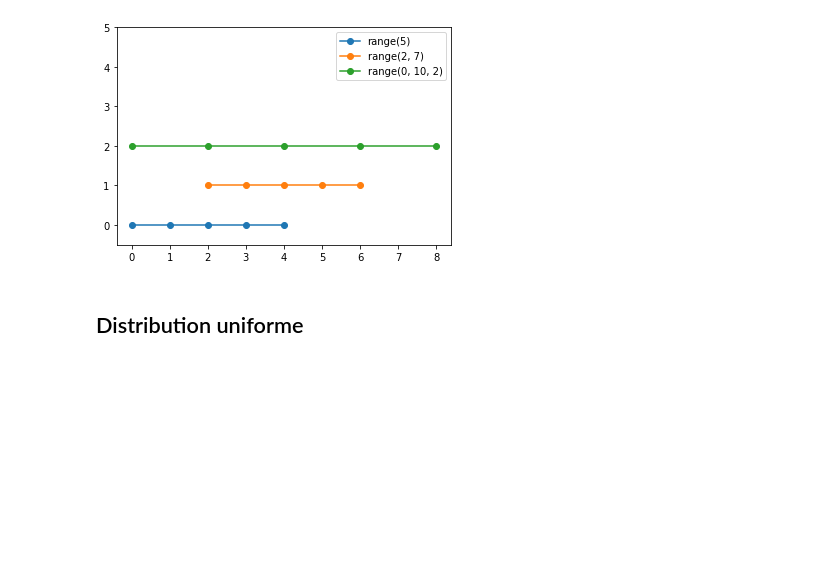
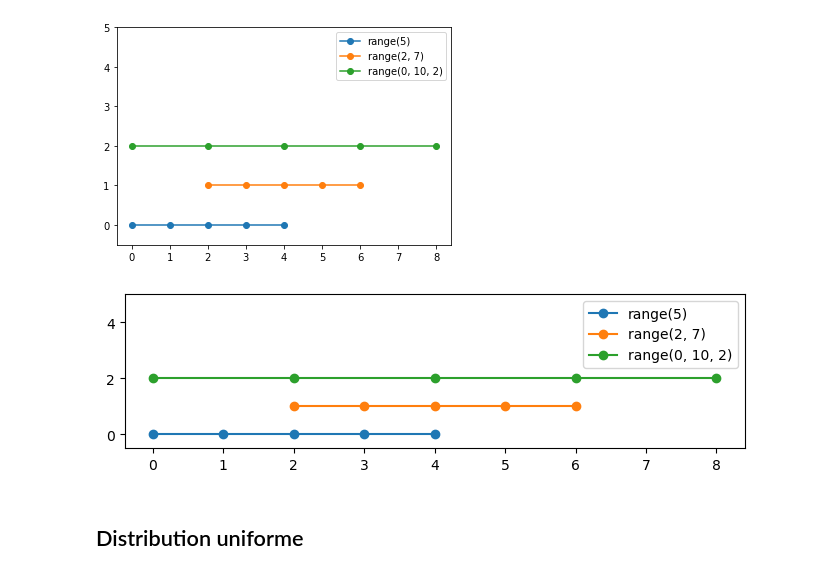
Before and after one commit to rasql/edunum, a Jupyter notebook: doc/plot/numpy.ipynb, the cells around one changed output. Saved outputs shown, nothing was run; the diff lists cells and outputs as text; code cells hidden in the pictures; blank space fills up the shorter version.

```diff
--- a/doc/plot/numpy.ipynb
+++ b/doc/plot/numpy.ipynb
@@ -43,6 +43,18 @@ plt.ylim(-0.5, 5)
 # %% [output]
 (-0.5, 5.0)
 [figure]
+# %%
+y = np.zeros(5)
+plt.plot(range(5), y, 'o-', label='range(5)')
+plt.plot(range(2, 7), y+1, 'o-', label='range(2, 7)')
+plt.plot(range(0, 10, 2), y+2, 'o-', label=range(0, 10, 2))
+plt.legend()
+plt.ylim(-0.5, 5)
+plt.box(True)
+plt.gcf().set_size_inches(8, 2)
+plt.
+# %% [output]
+[figure, added]
 # %% [markdown]
 ## Distribution uniforme
 # %%
```
